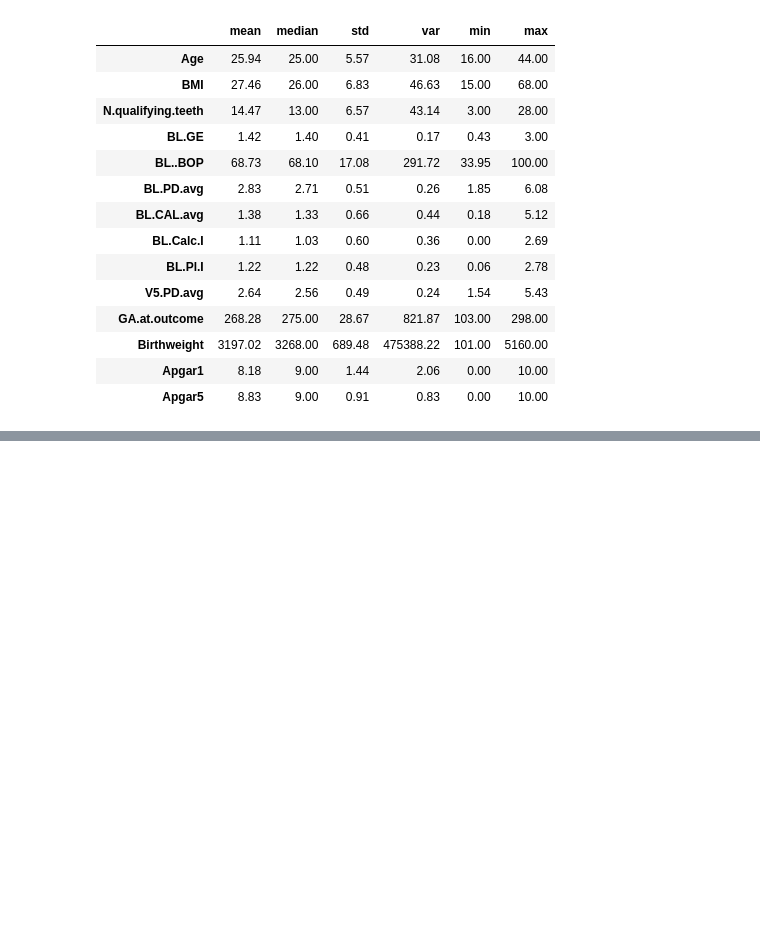
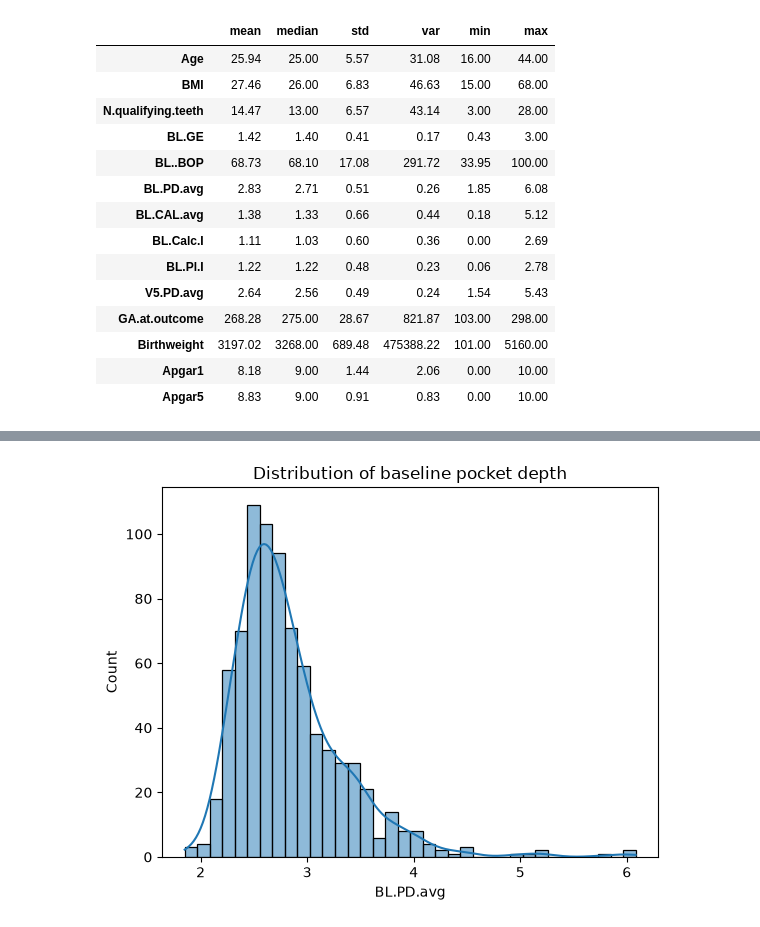
Before and after one commit to saksham0806/fall-semester-26-27-EDA-course, a Jupyter notebook: CAT1.ipynb, the cells around one changed output, grey strips where cells are left out. Saved outputs shown, nothing was run; the diff lists cells and outputs as text; code cells hidden in the pictures; blank space fills up the shorter version.

```diff
--- a/CAT1.ipynb
+++ b/CAT1.ipynb
@@ -462,0 +576,6 @@ df_clean[num].agg(['mean', 'median', 'std', 'var', 'min', 'max']).round(2).T
+# %%
+sns.histplot(data=df_clean, x='BL.PD.avg', kde=True)
+plt.title('Distribution of baseline pocket depth')
+plt.show()
+# %% [output]
+[figure, added]
```
Also changed, not shown: parts of 65 cells of this notebook.
